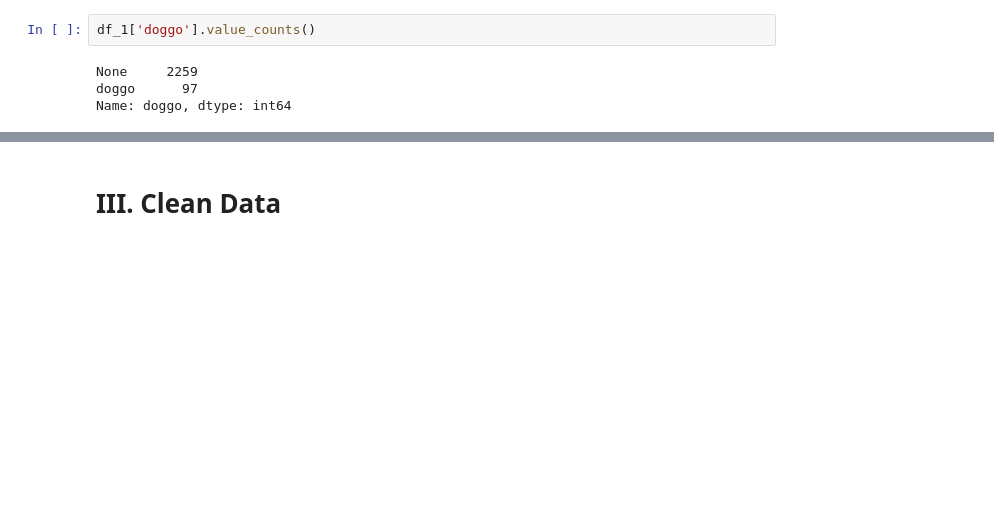
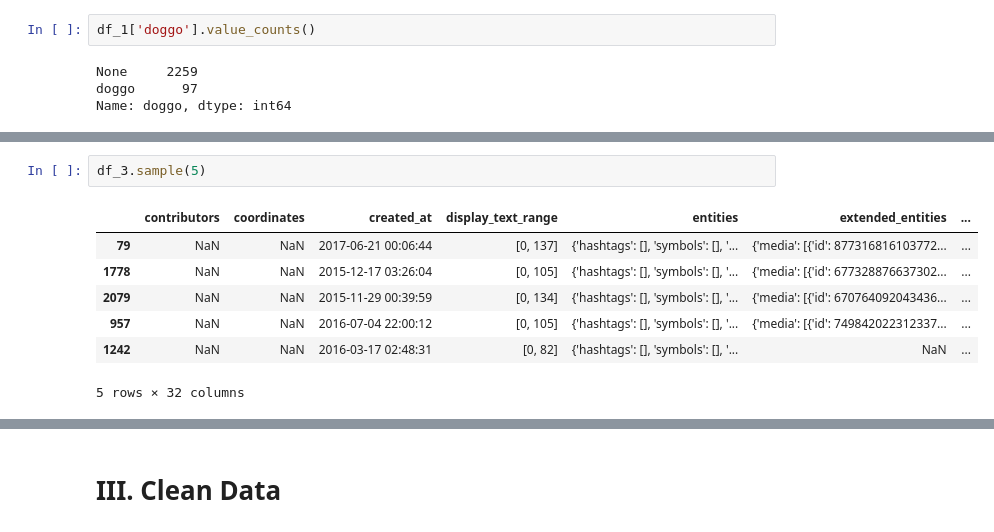
Before and after one commit to jemc36/Udacity-DAND-DataWrangling-TwitterAPI-WeRateDogs, a Jupyter notebook: wrangle_act.ipynb, the cells around one changed output, grey strips where cells are left out. Saved outputs shown, nothing was run; the diff lists cells and outputs as text; blank space fills up the shorter version.

```diff
--- a/wrangle_act.ipynb
+++ b/wrangle_act.ipynb
@@ -204,0 +243,10 @@ df_2.sample(5)
+# %%
+df_3.sample(5)
+# %% [output]
+|  | contributors | coordinates | created_at | display_text_range | entities | extended_entities | ... |
+| 79 | NaN | NaN | 2017-06-21 00:06:44 | [0, 137] | {'hashtags': [], 'symbols': [], '... | {'media': [{'id': 877316816103772... | ... |
+| 1778 | NaN | NaN | 2015-12-17 03:26:04 | [0, 105] | {'hashtags': [], 'symbols': [], '... | {'media': [{'id': 677328876637302... | ... |
+| 2079 | NaN | NaN | 2015-11-29 00:39:59 | [0, 134] | {'hashtags': [], 'symbols': [], '... | {'media': [{'id': 670764092043436... | ... |
+| 957 | NaN | NaN | 2016-07-04 22:00:12 | [0, 105] | {'hashtags': [], 'symbols': [], '... | {'media': [{'id': 749842022312337... | ... |
+| 1242 | NaN | NaN | 2016-03-17 02:48:31 | [0, 82] | {'hashtags': [], 'symbols': [], '... | NaN | ... |
+5 rows × 32 columns
```
Also changed, not shown: parts of 17 cells of this notebook.
